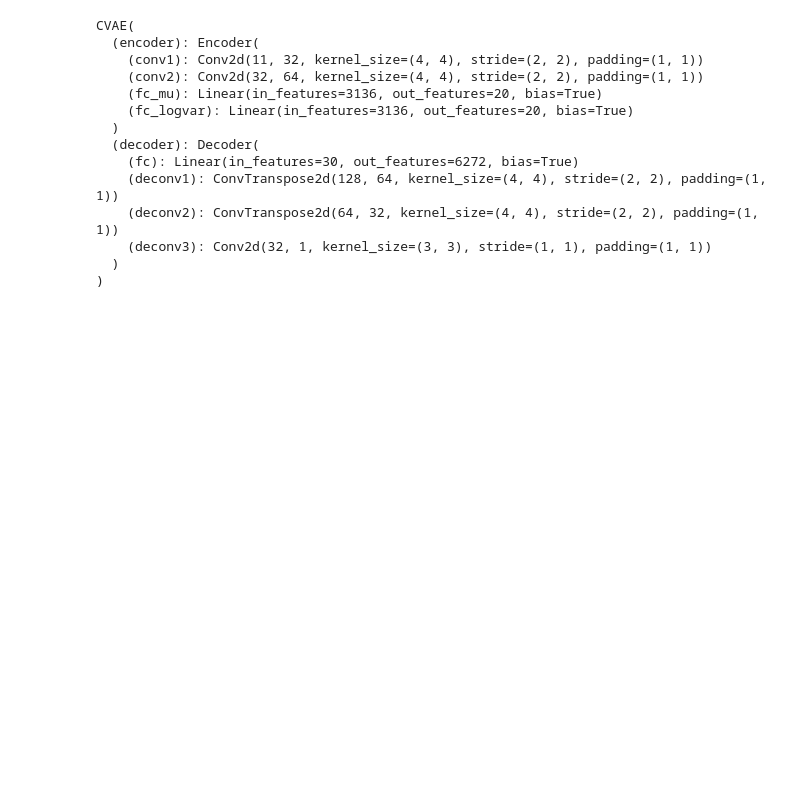
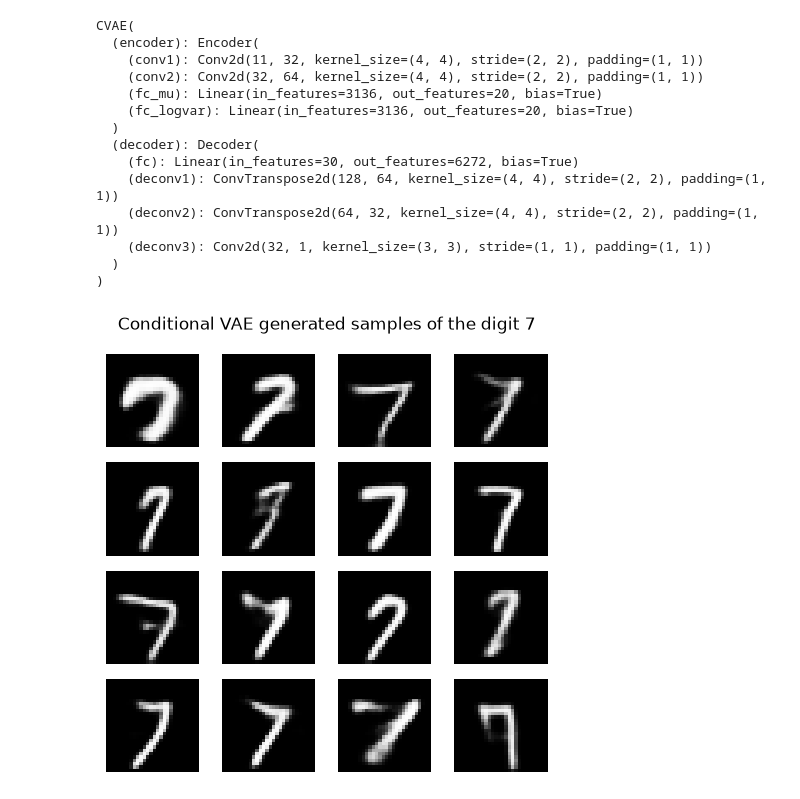
Before and after one commit to deepshiksharma/vae-mnist, a Jupyter notebook: demo.ipynb, the cells around one changed output. Cells and saved outputs as stored; diff of their text form; code cells hidden in the pictures; blank space fills up the shorter version.

```diff
--- a/demo.ipynb
+++ b/demo.ipynb
@@ -38,9 +113,8 @@ VAE(
 # %%
 # Load trained model weights
-path = "outputs/conditional_vae epoch_3 lr_0.001 bsize_64/weights.pth"
-model = CVAE(num_classes=10).to(device) # 10 digit classes of the MNIST dataset
-model.load_state_dict(torch.load(path, map_location=device))
-model.eval()
+cvae = CVAE(latent_dim=LATENT_DIM, num_classes=NUM_CLASSES).to(device)
+cvae.load_state_dict(torch.load(CVAE_WEIGHTS, map_location=device))
+cvae.eval()
 # %% [output]
 CVAE(
   (encoder): Encoder(
@@ -56,3 +130,12 @@ CVAE(
     (deconv3): Conv2d(32, 1, kernel_size=(3, 3), stride=(1, 1), padding=(1, 1))
   )
 )
+# %%
+# Re-run this cell for a fresh set of generated samples
+
+digit = 7   # You can change `digit` below to any value from 0 to 9
+
+images = sample_cvae(cvae, digit)
+show_samples(images, f"Conditional VAE generated samples of the digit {digit}")
+# %% [output]
+[figure, added]
```
Also changed, not shown: parts of 17 cells of this notebook, 14 other files.
